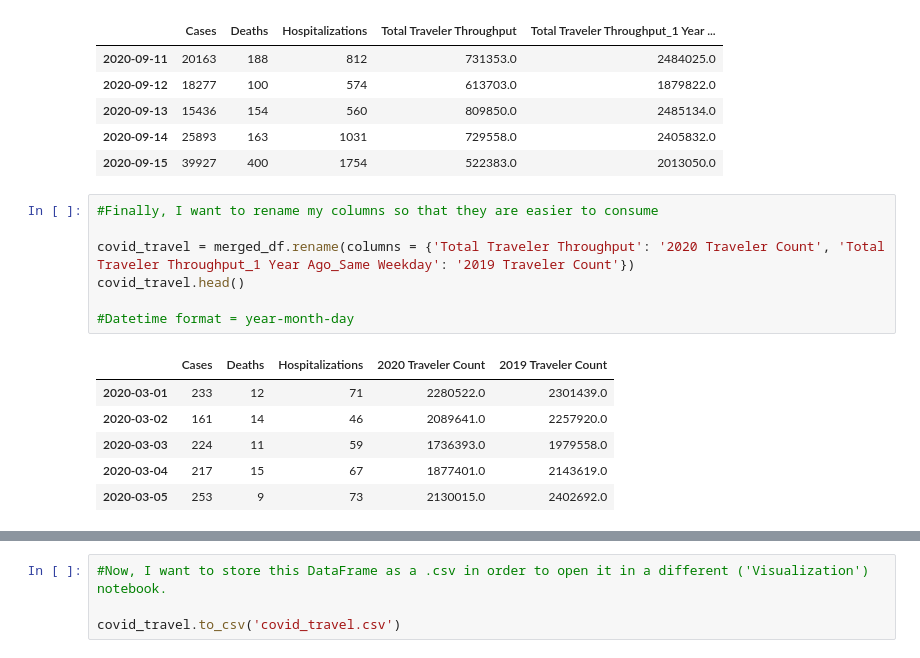
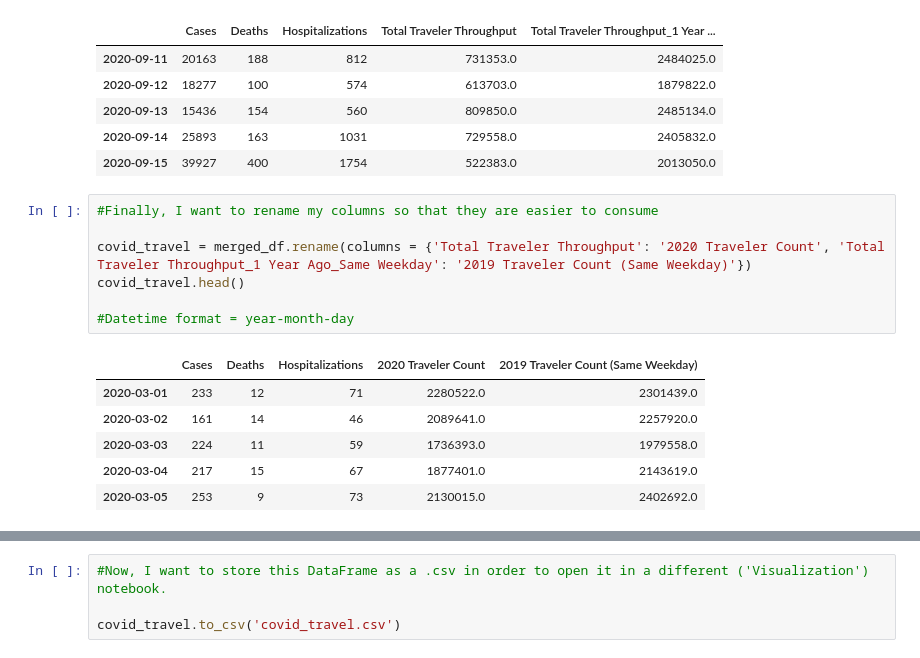
Before and after one commit to abielhammonds/COVID19_TravelStats_Project, a Jupyter notebook: COVID19Travel_Create_DataFrames.ipynb, the cells around one changed output, grey strips where cells are left out. Drawn from its saved outputs; the diff is of its cells as text.

```diff
--- a/COVID19Travel_Create_DataFrames.ipynb
+++ b/COVID19Travel_Create_DataFrames.ipynb
@@ -217,12 +217,12 @@ merged_df.tail()
 # %%
 #Finally, I want to rename my columns so that they are easier to consume
 
-covid_travel = merged_df.rename(columns = {'Total Traveler Throughput': '2020 Traveler Count', 'Total Traveler Throughput_1 Year Ago_Same Weekday': '2019 Traveler Count'})
+covid_travel = merged_df.rename(columns = {'Total Traveler Throughput': '2020 Traveler Count', 'Total Traveler Throughput_1 Year Ago_Same Weekday': '2019 Traveler Count (Same Weekday)'})
 covid_travel.head()
 
 #Datetime format = year-month-day
 # %% [output]
-|  | Cases | Deaths | Hospitalizations | 2020 Traveler Count | 2019 Traveler Count |
+|  | Cases | Deaths | Hospitalizations | 2020 Traveler Count | 2019 Traveler Count (Same Weekday) |
 | 2020-03-01 | 233 | 12 | 71 | 2280522.0 | 2301439.0 |
 | 2020-03-02 | 161 | 14 | 46 | 2089641.0 | 2257920.0 |
 | 2020-03-03 | 224 | 11 | 59 | 1736393.0 | 1979558.0 |
```
Also changed, not shown: parts of 1 cell of this notebook, 1 other file.
